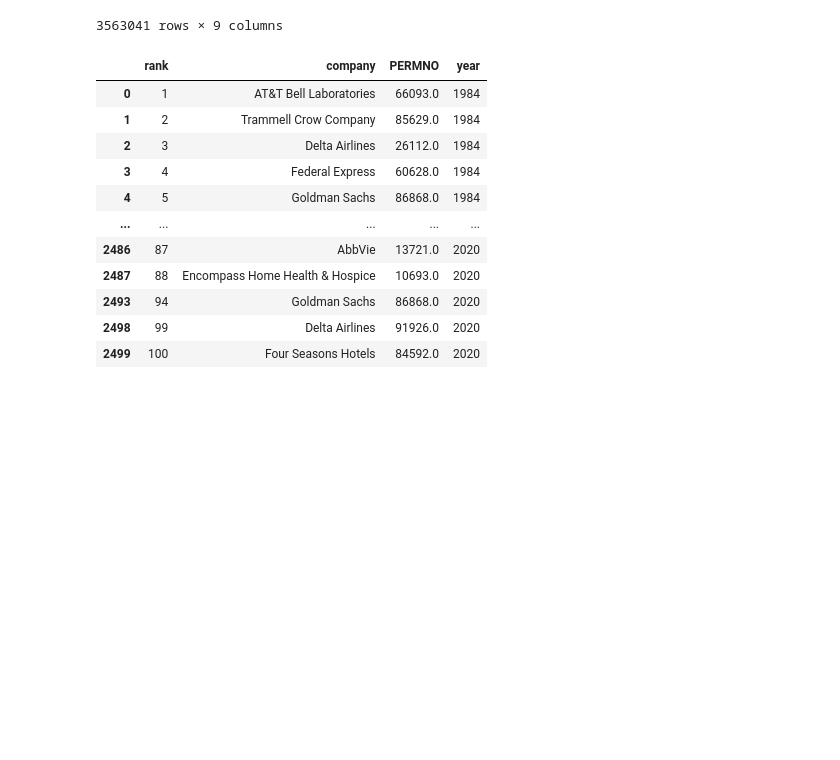
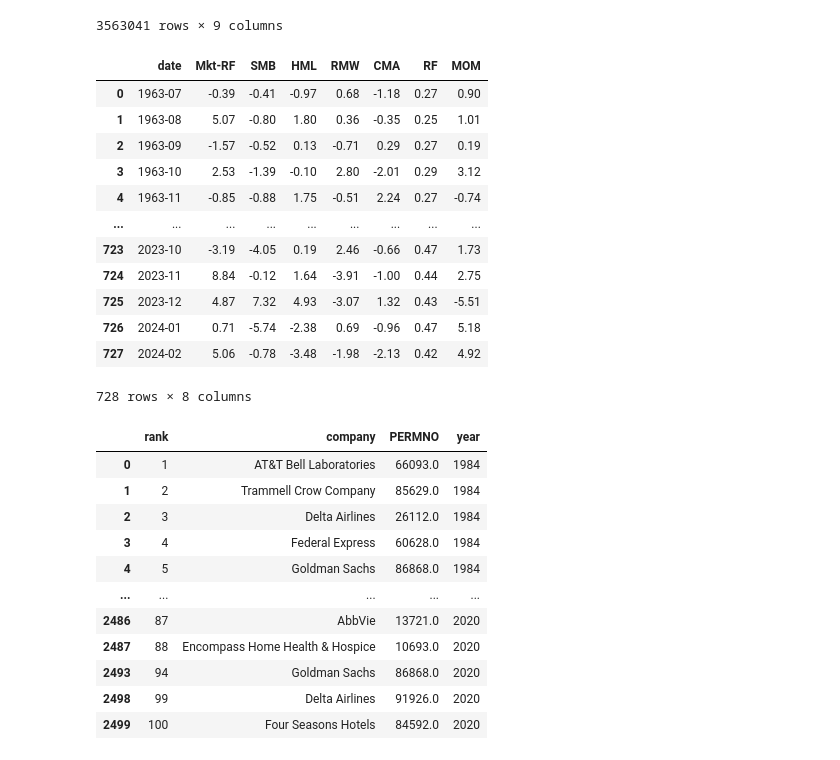
Before and after one commit to KMcCand/Hedge_Funds_Caltech, a Jupyter notebook: BEM114 HW3/BEM114_HW3_Andrew_Daniel_Kyle.ipynb, the cells around one changed output. Cells and saved outputs as stored; diff of their text form; code cells hidden in the pictures; blank space fills up the shorter version.

```diff
--- a/BEM114 HW3/BEM114_HW3_Andrew_Daniel_Kyle.ipynb
+++ b/BEM114 HW3/BEM114_HW3_Andrew_Daniel_Kyle.ipynb
@@ -163,12 +163,34 @@ crsp
 3563041 rows × 9 columns
 # %%
 '''
-Load FF5 data
+Load FF5 and Industries data
 '''
 
 ff5 = pd.read_csv('ff5_factors.csv')
 ff5 = ff5.astype({'date': 'string'})
 ff5['date'] = ff5['date'].apply(lambda x: x[:4] + '-' + x[4:])
+
+mom = pd.read_csv('F-F_Momentum_Factor.CSV')
+mom = mom.astype({'date': 'string'})
+mom['date'] = mom['date'].apply(lambda x: x[:4] + '-' + x[4:])
+
+ff5_mom = pd.merge(ff5, mom, on='date', how='inner')
+assert len(ff5_mom) == len(ff5)
+ff5_mom
+# %% [output]
+|  | date | Mkt-RF | SMB | HML | RMW | CMA | RF | MOM |
+| 0 | 1963-07 | -0.39 | -0.41 | -0.97 | 0.68 | -1.18 | 0.27 | 0.90 |
+| 1 | 1963-08 | 5.07 | -0.80 | 1.80 | 0.36 | -0.35 | 0.25 | 1.01 |
+| 2 | 1963-09 | -1.57 | -0.52 | 0.13 | -0.71 | 0.29 | 0.27 | 0.19 |
+| 3 | 1963-10 | 2.53 | -1.39 | -0.10 | 2.80 | -2.01 | 0.29 | 3.12 |
+| 4 | 1963-11 | -0.85 | -0.88 | 1.75 | -0.51 | 2.24 | 0.27 | -0.74 |
+| ... | ... | ... | ... | ... | ... | ... | ... | ... |
+| 723 | 2023-10 | -3.19 | -4.05 | 0.19 | 2.46 | -0.66 | 0.47 | 1.73 |
+| 724 | 2023-11 | 8.84 | -0.12 | 1.64 | -3.91 | -1.00 | 0.44 | 2.75 |
+| 725 | 2023-12 | 4.87 | 7.32 | 4.93 | -3.07 | 1.32 | 0.43 | -5.51 |
+| 726 | 2024-01 | 0.71 | -5.74 | -2.38 | 0.69 | -0.96 | 0.47 | 5.18 |
+| 727 | 2024-02 | 5.06 | -0.78 | -3.48 | -1.98 | -2.13 | 0.42 | 4.92 |
+728 rows × 8 columns
 # %%
 '''
 Load 100 Best Companies to Work for in America
```
Also changed, not shown: parts of 23 cells of this notebook.
